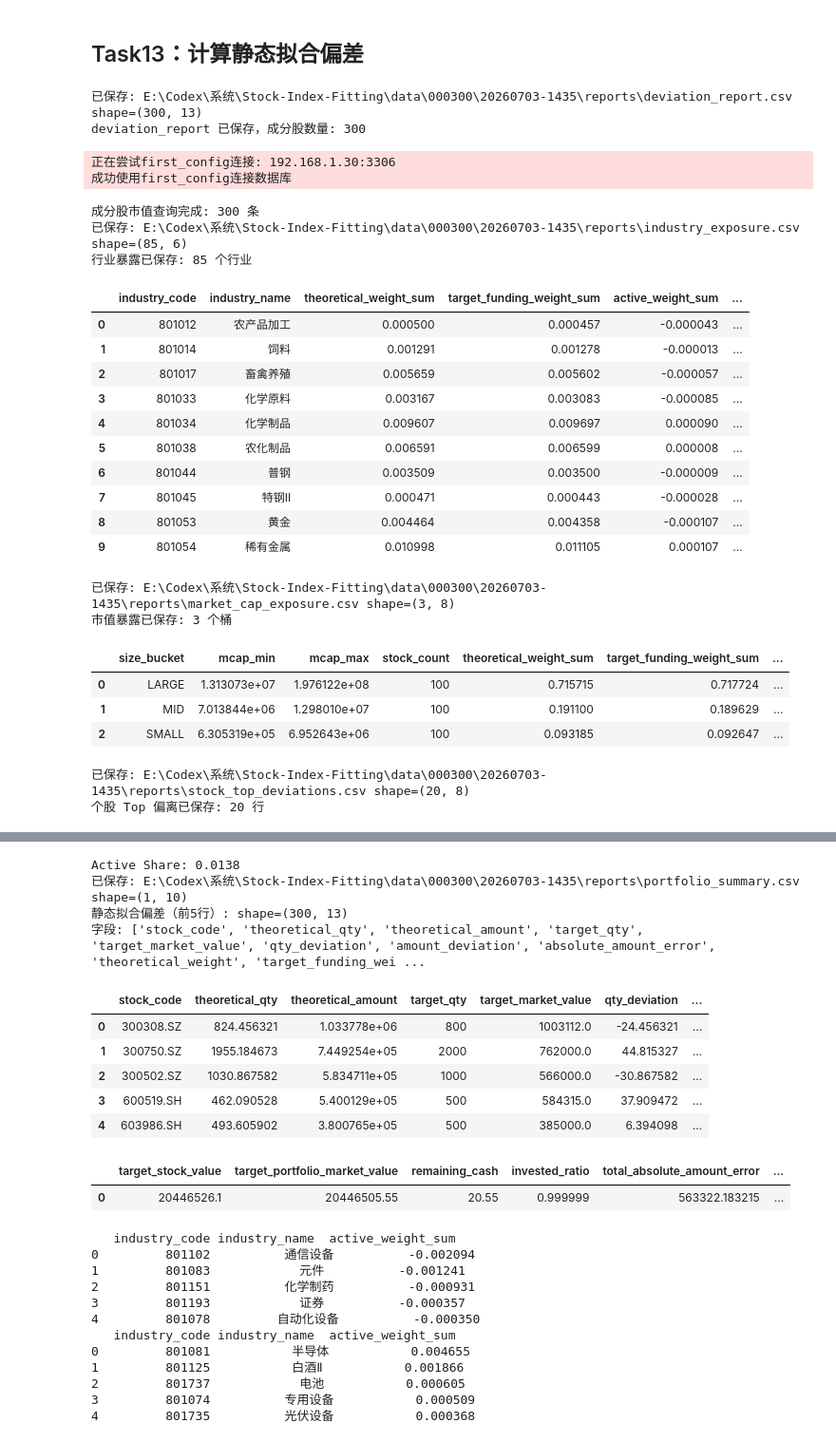
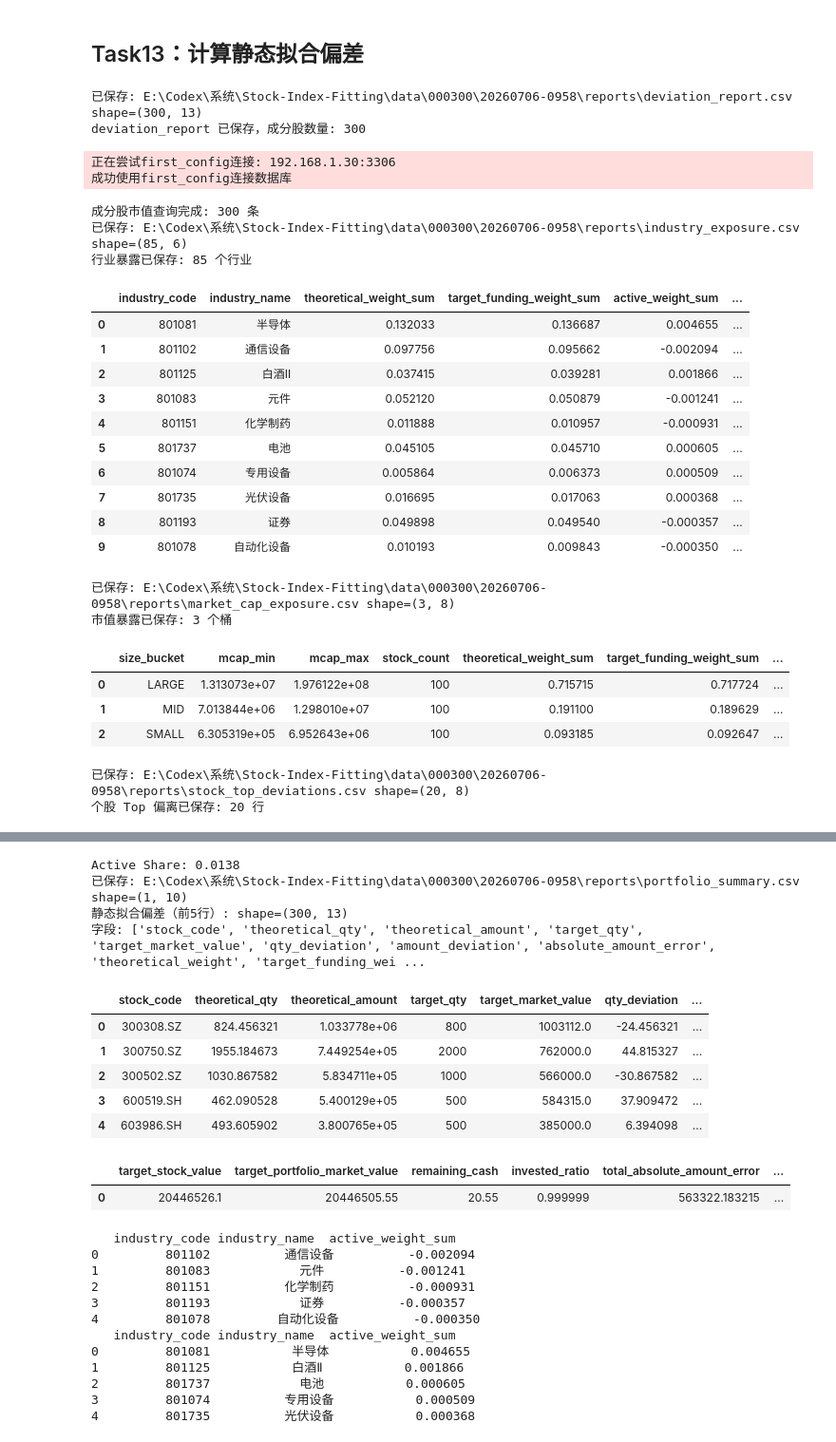
Before and after one commit to Wang-Bingjie-nus/Stock-Index-Fitting, a Jupyter notebook: stock_index_fitting_gogoal_v7.ipynb, the cells around one changed output, grey strips where cells are left out. Shown at 95% size. Cells and saved outputs as stored; diff of their text form; code cells hidden in the pictures.

```diff
--- a/stock_index_fitting_gogoal_v7.ipynb
+++ b/stock_index_fitting_gogoal_v7.ipynb
@@ -1378,52 +1278,54 @@ industry_df, mcap_df, stock_top_df, summary_patch = calculate_exposure_deviation
 
 save_csv(industry_df, paths["industry_exposure"])
 print(f"行业暴露已保存: {len(industry_df)} 个行业")
+# 使用sort_values，根据active_weight_sum的绝对值，对industry_df进行排序
+industry_df = industry_df.sort_values("active_weight_sum", key=abs, ascending=False).reset_index(drop=True)
 display(industry_df.head(10))
 
 if mcap_df is not None:
     save_csv(mcap_df, paths["market_cap_exposure"])
     print(f"市值暴露已保存: {len(mcap_df)} 个桶")
     display(mcap_df)
 
 save_csv(stock_top_df, paths["stock_top_deviations"])
 print(f"个股 Top 偏离已保存: {len(stock_top_df)} 行")
 display(stock_top_df)
 
 portfolio_summary["active_share"] = summary_patch["active_share"]
 print(f"Active Share: {portfolio_summary['active_share']:.4f}")
 # except Exception as e:
 #     warnings.warn(f"暴露汇总计算失败（不阻断主流程）: {e}")
 
 # --- 保存 ---
 save_csv(pd.DataFrame([portfolio_summary]), paths["portfolio_summary"])
 show_frame("静态拟合偏差（前5行）", df_deviation_report)
 display(pd.DataFrame([portfolio_summary]))
 # %% [output]
-已保存: E:\Codex\系统\Stock-Index-Fitting\data\000300\20260703-1435\reports\deviation_report.csv shape=(300, 13)
+已保存: E:\Codex\系统\Stock-Index-Fitting\data\000300\20260706-0958\reports\deviation_report.csv shape=(300, 13)
 deviation_report 已保存，成分股数量: 300
 正在尝试first_config连接: 192.168.1.30:3306
 成功使用first_config连接数据库
 成分股市值查询完成: 300 条
-已保存: E:\Codex\系统\Stock-Index-Fitting\data\000300\20260703-1435\reports\industry_exposure.csv shape=(85, 6)
+已保存: E:\Codex\系统\Stock-Index-Fitting\data\000300\20260706-0958\reports\industry_exposure.csv shape=(85, 6)
 行业暴露已保存: 85 个行业
 |  | industry_code | industry_name | theoretical_weight_sum | target_funding_weight_sum | active_weight_sum | ... |
-| 0 | 801012 | 农产品加工 | 0.000500 | 0.000457 | -0.000043 | ... |
-| 1 | 801014 | 饲料 | 0.001291 | 0.001278 | -0.000013 | ... |
-| 2 | 801017 | 畜禽养殖 | 0.005659 | 0.005602 | -0.000057 | ... |
-| 3 | 801033 | 化学原料 | 0.003167 | 0.003083 | -0.000085 | ... |
-| 4 | 801034 | 化学制品 | 0.009607 | 0.009697 | 0.000090 | ... |
-| 5 | 801038 | 农化制品 | 0.006591 | 0.006599 | 0.000008 | ... |
-| 6 | 801044 | 普钢 | 0.003509 | 0.003500 | -0.000009 | ... |
-| 7 | 801045 | 特钢Ⅱ | 0.000471 | 0.000443 | -0.000028 | ... |
-| 8 | 801053 | 黄金 | 0.004464 | 0.004358 | -0.000107 | ... |
-| 9 | 801054 | 稀有金属 | 0.010998 | 0.011105 | 0.000107 | ... |
+| 0 | 801081 | 半导体 | 0.132033 | 0.136687 | 0.004655 | ... |
+| 1 | 801102 | 通信设备 | 0.097756 | 0.095662 | -0.002094 | ... |
+| 2 | 801125 | 白酒Ⅱ | 0.037415 | 0.039281 | 0.001866 | ... |
+| 3 | 801083 | 元件 | 0.052120 | 0.050879 | -0.001241 | ... |
+| 4 | 801151 | 化学制药 | 0.011888 | 0.010957 | -0.000931 | ... |
+| 5 | 801737 | 电池 | 0.045105 | 0.045710 | 0.000605 | ... |
+| 6 | 801074 | 专用设备 | 0.005864 | 0.006373 | 0.000509 | ... |
+| 7 | 801735 | 光伏设备 | 0.016695 | 0.017063 | 0.000368 | ... |
+| 8 | 801193 | 证券 | 0.049898 | 0.049540 | -0.000357 | ... |
+| 9 | 801078 | 自动化设备 | 0.010193 | 0.009843 | -0.000350 | ... |
-已保存: E:\Codex\系统\Stock-Index-Fitting\data\000300\20260703-1435\reports\market_cap_exposure.csv shape=(3, 8)
+已保存: E:\Codex\系统\Stock-Index-Fitting\data\000300\20260706-0958\reports\market_cap_exposure.csv shape=(3, 8)
 市值暴露已保存: 3 个桶
 |  | size_bucket | mcap_min | mcap_max | stock_count | theoretical_weight_sum | target_funding_weight_sum | ... |
 | 0 | LARGE | 1.313073e+07 | 1.976122e+08 | 100 | 0.715715 | 0.717724 | ... |
 | 1 | MID | 7.013844e+06 | 1.298010e+07 | 100 | 0.191100 | 0.189629 | ... |
 | 2 | SMALL | 6.305319e+05 | 6.952643e+06 | 100 | 0.093185 | 0.092647 | ... |
-已保存: E:\Codex\系统\Stock-Index-Fitting\data\000300\20260703-1435\reports\stock_top_deviations.csv shape=(20, 8)
+已保存: E:\Codex\系统\Stock-Index-Fitting\data\000300\20260706-0958\reports\stock_top_deviations.csv shape=(20, 8)
 个股 Top 偏离已保存: 20 行
 |  | rank | direction | stock_code | theoretical_weight | target_funding_weight | funding_weight_deviation | ... |
 | 0 | 1 | OVER | 688072.SH | 0.005952 | 0.008138 | 0.002186 | ... |
@@ -1443,7 +1345,7 @@ deviation_report 已保存，成分股数量: 300
 | 18 | 9 | UNDER | 300033.SZ | 0.002639 | 0.002367 | -0.000272 | ... |
 | 19 | 10 | UNDER | 603259.SH | 0.010572 | 0.010404 | -0.000168 | ... |
 Active Share: 0.0138
-已保存: E:\Codex\系统\Stock-Index-Fitting\data\000300\20260703-1435\reports\portfolio_summary.csv shape=(1, 10)
+已保存: E:\Codex\系统\Stock-Index-Fitting\data\000300\20260706-0958\reports\portfolio_summary.csv shape=(1, 10)
 静态拟合偏差（前5行）: shape=(300, 13)
 字段: ['stock_code', 'theoretical_qty', 'theoretical_amount', 'target_qty', 'target_market_value', 'qty_deviation', 'amount_deviation', 'absolute_amount_error', 'theoretical_weight', 'target_funding_wei ...
 |  | stock_code | theoretical_qty | theoretical_amount | target_qty | target_market_value | qty_deviation | ... |
```
Also changed, not shown: parts of 29 cells of this notebook, 10 other files.
